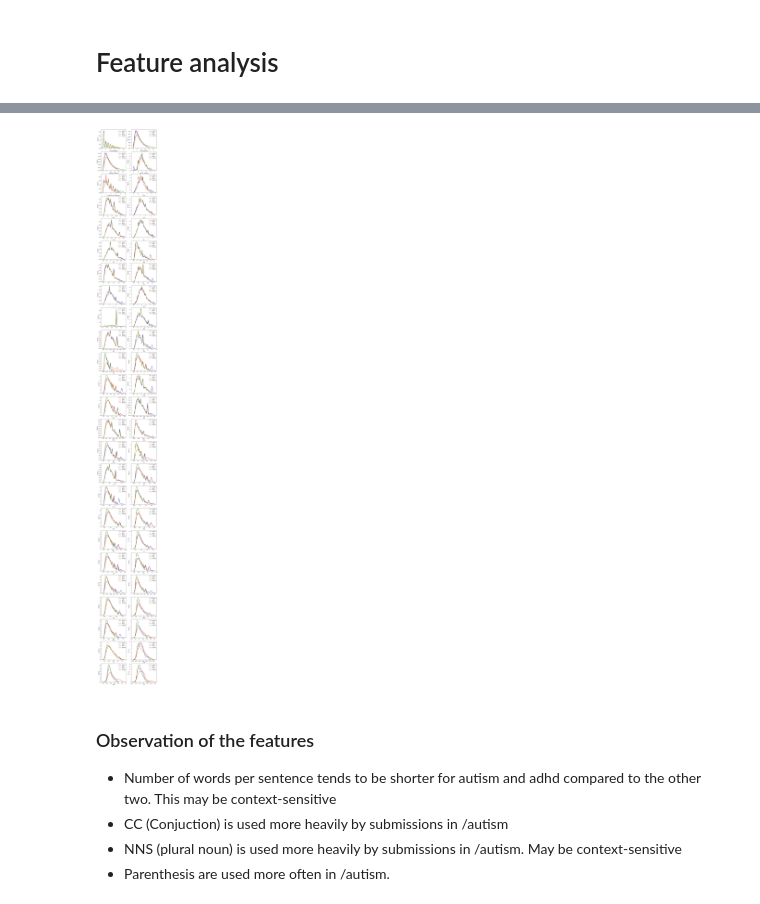
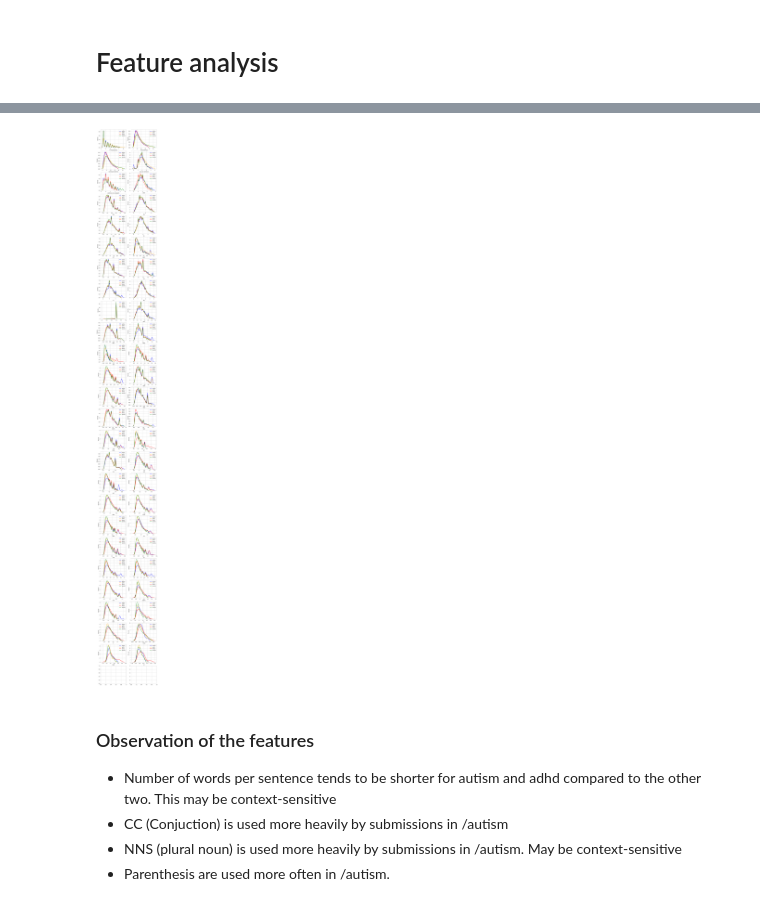
Before and after one commit to kiroah/neurodiversity, a Jupyter notebook: reddit_autism/reddit_autism.ipynb, the cells around one changed output, grey strips where cells are left out. Saved outputs shown, nothing was run; the diff lists cells and outputs as text; code cells hidden in the pictures.

```diff
--- a/reddit_autism/reddit_autism.ipynb
+++ b/reddit_autism/reddit_autism.ipynb
@@ -68,8 +68,8 @@ source_columns = ['id',
 # Note that false positive (falsely removing content) is expected to make the quality (precision) higher in the remaining data.
 # To make the data comparable, same filtering is done even for other subreddits.
 remove_list = [
-    "[deleted]", #Deleted content says [deleted]
-    "[removed]", #Removed content says [removed]. Not sure what's the difference between the two
+    "\[deleted\]", #Deleted content says [deleted]
+    "\[removed\]", #Removed content says [removed]. Not sure what's the difference between the two
     " son",  #Presumably parent/guardian that has autistic son is writing the content
     " daughter", #same as above
     " brother", #same as above
@@ -311,45 +322,48 @@ show(sleep_df.loc[sleep_df['JJ'] < 0.2].tail(30))
 # %%
 #Plot the features by comparing feature distribution among the subreddits
 
-feat_names = asd_df.columns.to_list()[num_of_source_columns+1:]
-num_of_source_columns = 25
-num_of_feats = asd_df.iloc[:,(num_of_source_columns+1):].shape[1]
+num_of_source_columns= len(source_columns)
+num_of_feats = asd_df.shape[1] - num_of_source_columns
+
+#The following calculation to get feature names (For analysis) looks a bit complicated but
+#it's trying to pick all numeric column created after the source columns
+feat_names = asd_df.iloc[:,num_of_source_columns:].select_dtypes(include='number').columns.to_list()
 
 axes = [(i, j) for i in range(math.ceil(num_of_feats / 2)) for j in range(2)]
 # Create subplots and iterate through columns to create histograms
 fig, axes = plt.subplots(math.ceil(num_of_feats / 2), 2, figsize=(10, 100))  # Adjust figsize for better visualization
 
 
 def plot_feature(col_data, label, ax, color):
     """ Plotting the feature distribution. Also removes outliers while at it
 
     Arguments:
         col_data - feature column to plot
         label - label to be shown on the graph. Right now used to show subreddit name
         ax - Decides which axes to graph
         color - Color of the graph for this particular data
     """
     # Calculate quartiles for IQR outlier detection
     Q1 = col_data.quantile(0.25)
     Q3 = col_data.quantile(0.75)
     IQR = Q3 - Q1
 
     # Define outlier thresholds (adjust multiplier as needed)
     lower_bound = Q1 - 1.5 * IQR
     upper_bound = Q3 + 1.5 * IQR
 
     sns.kdeplot(x=col_data[(col_data > lower_bound) & (col_data < upper_bound)],ax=ax,color=color,label=label)
 
 
 # For each feature, plot the distribution for each subreddit source and show different colors
 for feat_name, ax in zip(feat_names, axes.flatten()):
     plot_feature(asd_df[feat_name],"autism",ax,"blue")
-    plot_feature(adhd_df.sample(n=80000,random_state=0)[feat_name],"adhd",ax,"orange")
+    plot_feature(adhd_df.sample(n=asd_df.shape[0],random_state=0)[feat_name],"adhd",ax,"orange")
     plot_feature(sleep_df[feat_name],"sleep",ax,"red")
-    plot_feature(anxiety_df.sample(n=80000,random_state=0)[feat_name],"anxiety",ax,"green")
+    plot_feature(anxiety_df.sample(n=asd_df.shape[0],random_state=0)[feat_name],"anxiety",ax,"green")
     ax.legend(loc='upper right')  # Example: place legend at upper right corner
 # %% [output]
-[figure, old version]
+[figure, new version]
 # %% [markdown]
 ### Observation of the features
 * Number of words per sentence tends to be shorter for autism and adhd compared to the other two. This may be context-sensitive
```
Also changed, not shown: parts of 38 cells of this notebook, 4 other files.
